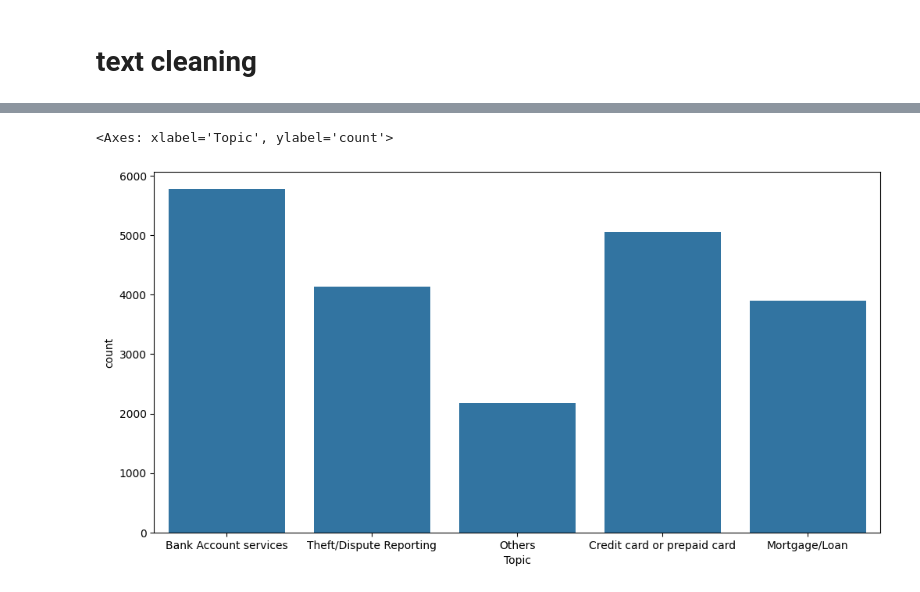
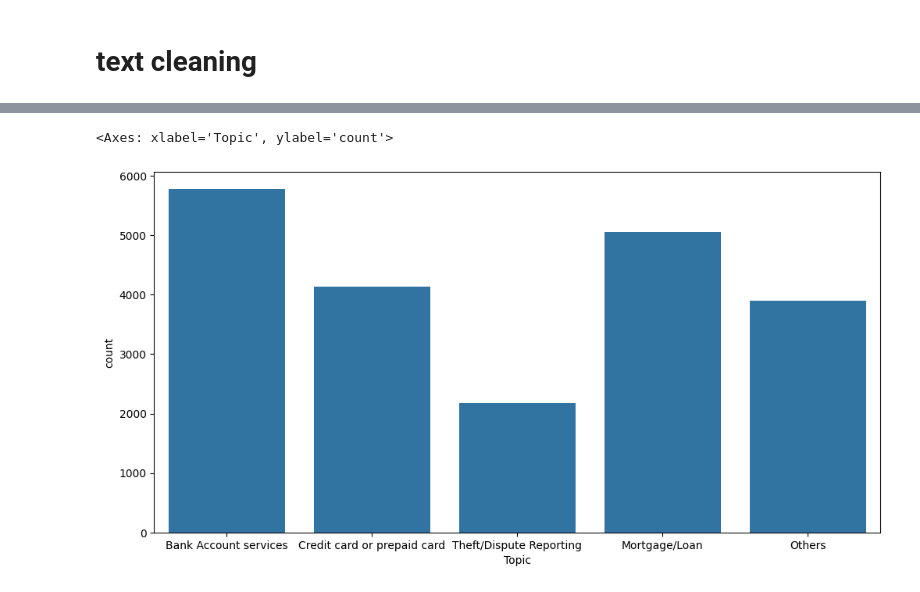
Before and after one commit to mosinsky/Multiclass_Classification, a Jupyter notebook: main.ipynb, the cells around one changed output, grey strips where cells are left out. Drawn from its saved outputs; the diff is of its cells as text; code cells hidden in the pictures.

```diff
--- a/main.ipynb
+++ b/main.ipynb
@@ -34,5 +51,5 @@ df['clean'] = df['clean'].str.replace('-PRON-', '')
 # %%
-tfidf = TfidfVectorizer(min_df=2, max_df=0.95, stop_words='english')
-dtm = tfidf.fit_transform(df.clean)
-tfidf.get_feature_names_out()[:10]
+vectorizer = TfidfVectorizer(min_df=2, max_df=0.95, stop_words='english')
+vectorizer_matrix = vectorizer.fit_transform(data['clean'])
+vectorizer.get_feature_names_out()[:10]
 # %% [output]
@@ -59 +60,6 @@ H1 = nmf_model.components_
+# %%
+topic_num = 5
+model = NMF(n_components=topic_num, random_state=42)
+W = model.fit_transform(vectorizer_matrix)
+H = model.components_
 # %%
@@ -67,7 +84,13 @@ topics = [' '.join(t) for t in topic_words]
 # %%
-colnames = ["Topic" + str(i) for i in range(nmf_model.n_components)]
-docnames = ["Doc" + str(i) for i in range(len(df['clean']))]
-df_doc_topic = pd.DataFrame(np.round(W1, 2), columns=colnames, index=docnames)
+
+
+#Create the best topic for each complaint in terms of integer value 0,1,2,3 & 4
+
+colnames = ["Topic" + str(i) for i in range(model.n_components)]
+docnames = ["Doc" + str(i) for i in range(len(data['clean']))]
+df_doc_topic = pd.DataFrame(np.round(W, 2), columns=colnames, index=docnames)
+
 significant_topic = np.argmax(df_doc_topic.values, axis=1)
 df_doc_topic['dominant_topic'] = significant_topic
-# df_doc_topic.head()
+data['Topic'] = significant_topic
+df_doc_topic.head()
@@ -81,17 +137,18 @@ pd.set_option('display.max_colwidth', None)
 # %%
+#Create the dictionary of Topic names and Topics
 topic_mapping = {
     0: 'Bank Account services',
-    1: 'Theft/Dispute Reporting',
-    2: 'Credit card or prepaid card',
-    3: 'Others',
-    4: 'Mortgage/Loan'
+    1: 'Credit card or prepaid card',
+    2: 'Mortgage/Loan',
+    3: 'Theft/Dispute Reporting',
+    4: 'Others'
 }
-
 #Replace Topics with Topic Names
-df['Topic'] = df['Topic'].map(topic_mapping)
+data['Topic'] = data['Topic'].map(topic_mapping)
 # %%
+# Plot graph to check class imbalance
 plt.figure(figsize=(12,6))
-sns.countplot(x='Topic',data=df)
+sns.countplot(x='Topic',data=data)
 # %% [output]
 <Axes: xlabel='Topic', ylabel='count'>
-[figure, old version]
+[figure, new version]
```
Also changed, not shown: parts of 23 cells of this notebook, 2 other files.
